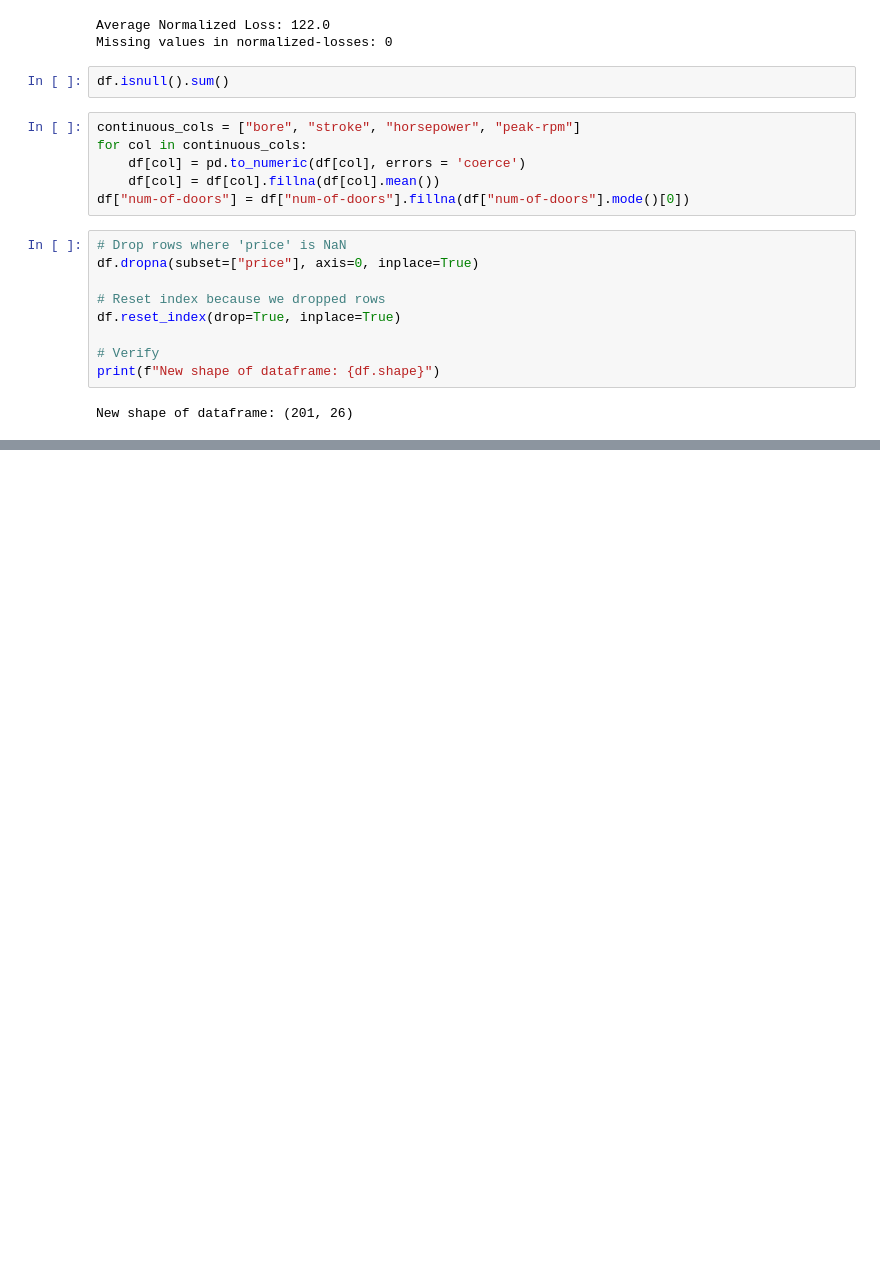
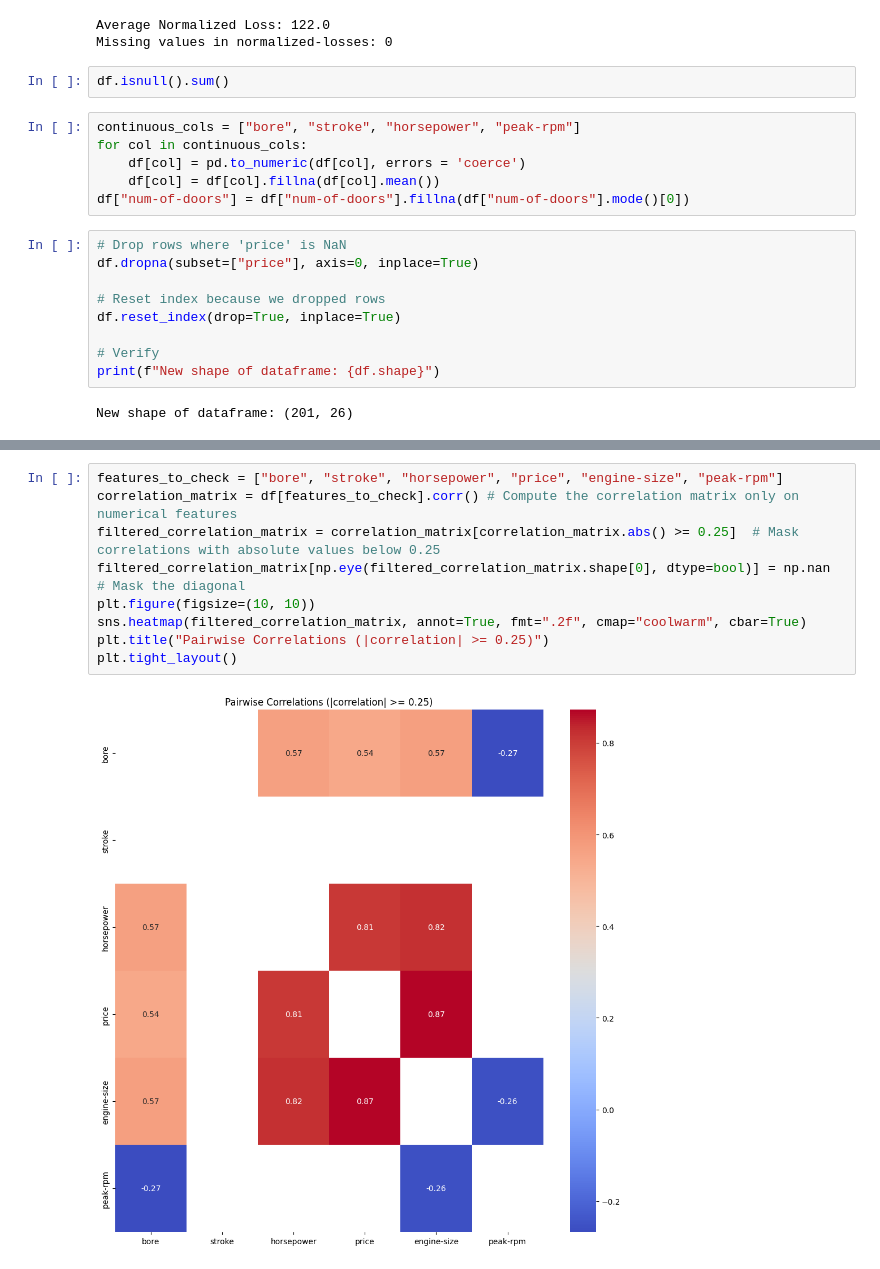
Before and after one commit to LucaM711/data-science-portfolio, a Jupyter notebook: projects/01_automobile_eda/data/01_eda_analysis.ipynb, the cells around one changed output, grey strips where cells are left out. Cells and saved outputs as stored; diff of their text form; blank space fills up the shorter version.

```diff
--- a/projects/01_automobile_eda/data/01_eda_analysis.ipynb
+++ b/projects/01_automobile_eda/data/01_eda_analysis.ipynb
@@ -58,0 +75,11 @@ New shape of dataframe: (201, 26)
+# %%
+features_to_check = ["bore", "stroke", "horsepower", "price", "engine-size", "peak-rpm"]
+correlation_matrix = df[features_to_check].corr() # Compute the correlation matrix only on numerical features
+filtered_correlation_matrix = correlation_matrix[correlation_matrix.abs() >= 0.25]  # Mask correlations with absolute values below 0.25
+filtered_correlation_matrix[np.eye(filtered_correlation_matrix.shape[0], dtype=bool)] = np.nan  # Mask the diagonal
+plt.figure(figsize=(10, 10))
+sns.heatmap(filtered_correlation_matrix, annot=True, fmt=".2f", cmap="coolwarm", cbar=True)
+plt.title("Pairwise Correlations (|correlation| >= 0.25)")
+plt.tight_layout()
+# %% [output]
+[figure, added]
```
Also changed, not shown: parts of 4 cells of this notebook.
